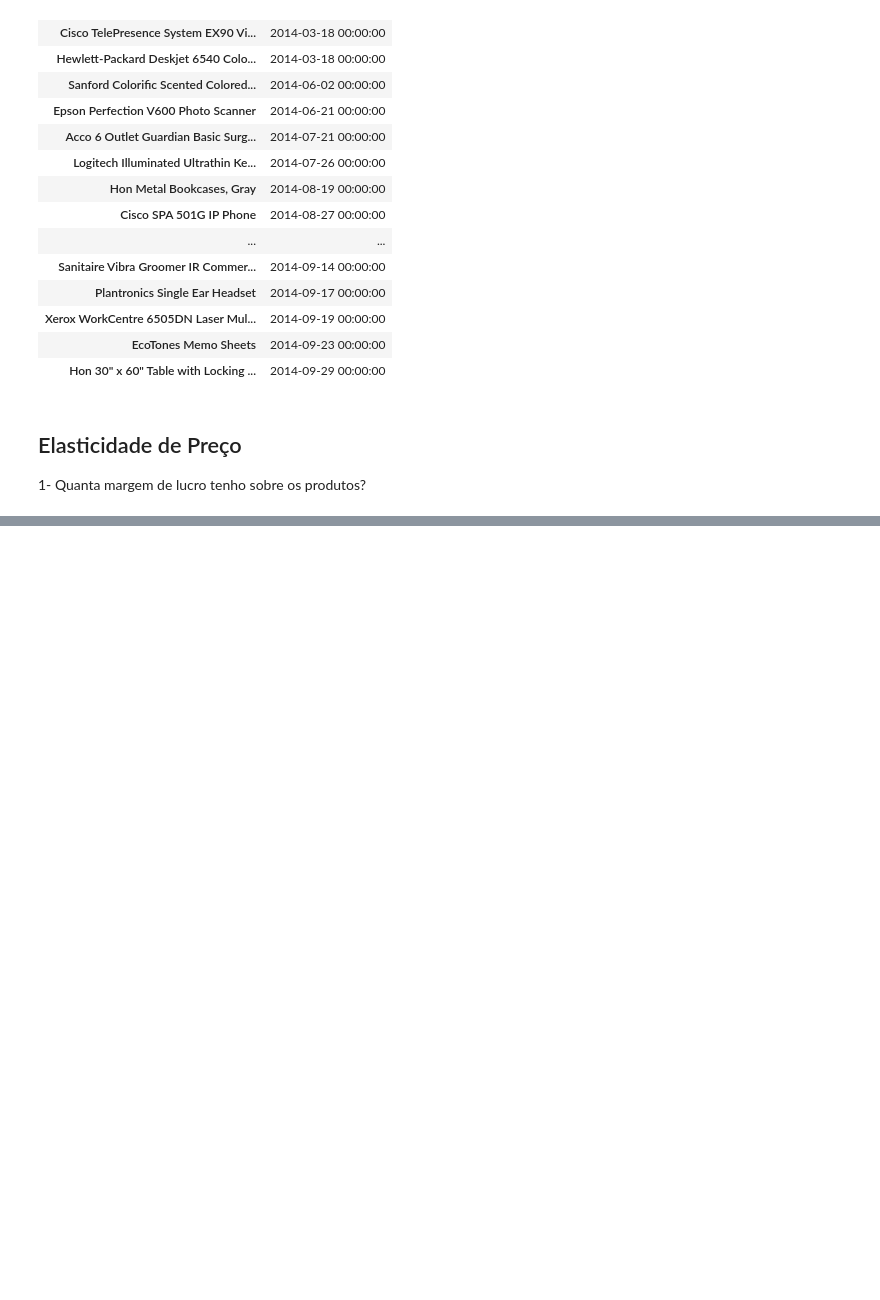
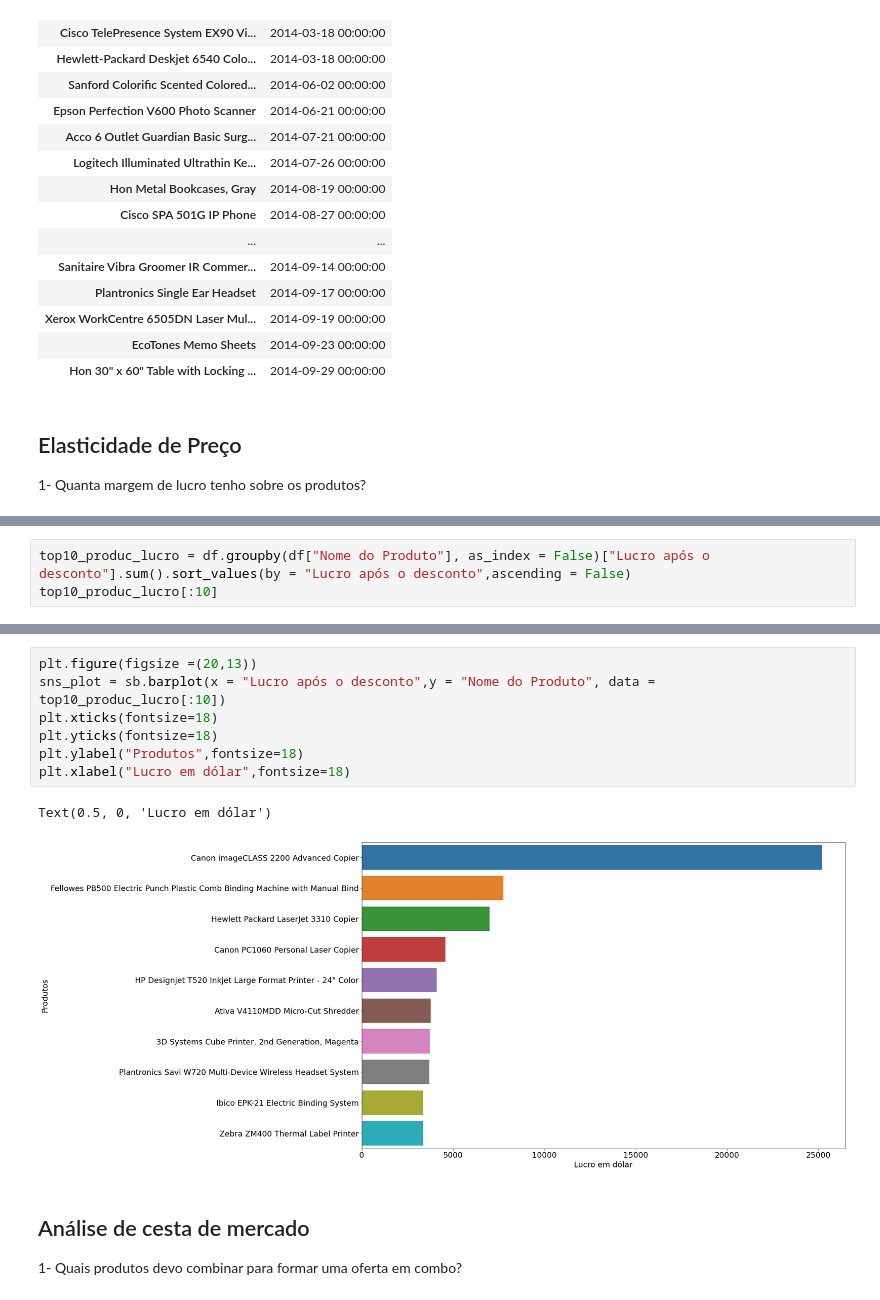
Before and after one commit to Victor-P-Martins/E-commerce_Analysis, a Jupyter notebook: Projeto Analise de dados e BI E-Commerce.ipynb, the cells around one changed output, grey strips where cells are left out. Drawn from its saved outputs; the diff is of its cells as text; blank space fills up the shorter version.

```diff
--- a/Projeto Analise de dados e BI E-Commerce.ipynb
+++ b/Projeto Analise de dados e BI E-Commerce.ipynb
@@ -861,0 +686,3 @@ df.groupby(df['Nome do Produto'], as_index = False)['Valor do Pedido'].sum().sor
+# %%
+top10_produc_lucro = df.groupby(df["Nome do Produto"], as_index = False)["Lucro após o desconto"].sum().sort_values(by = "Lucro após o desconto",ascending = False)
+top10_produc_lucro[:10]
@@ -861,0 +727,13 @@ df.groupby(df['Nome do Produto'], as_index = False)['Valor do Pedido'].sum().sor
+# %%
+plt.figure(figsize =(20,13))
+sns_plot = sb.barplot(x = "Lucro após o desconto",y = "Nome do Produto", data = top10_produc_lucro[:10])
+plt.xticks(fontsize=18)
+plt.yticks(fontsize=18)
+plt.ylabel("Produtos",fontsize=18)
+plt.xlabel("Lucro em dólar",fontsize=18)
+# %% [output]
+Text(0.5, 0, 'Lucro em dólar')
+[figure, added]
+# %% [markdown]
+## Análise de cesta de mercado
+1- Quais produtos devo combinar para formar uma oferta em combo?
```
Also changed, not shown: parts of 91 cells of this notebook.
